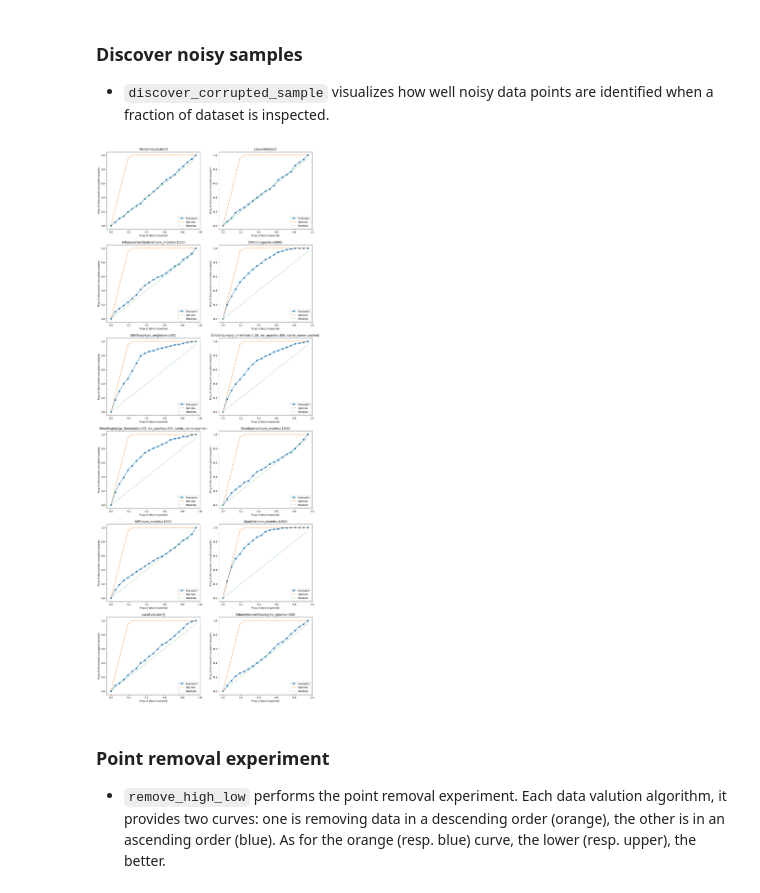
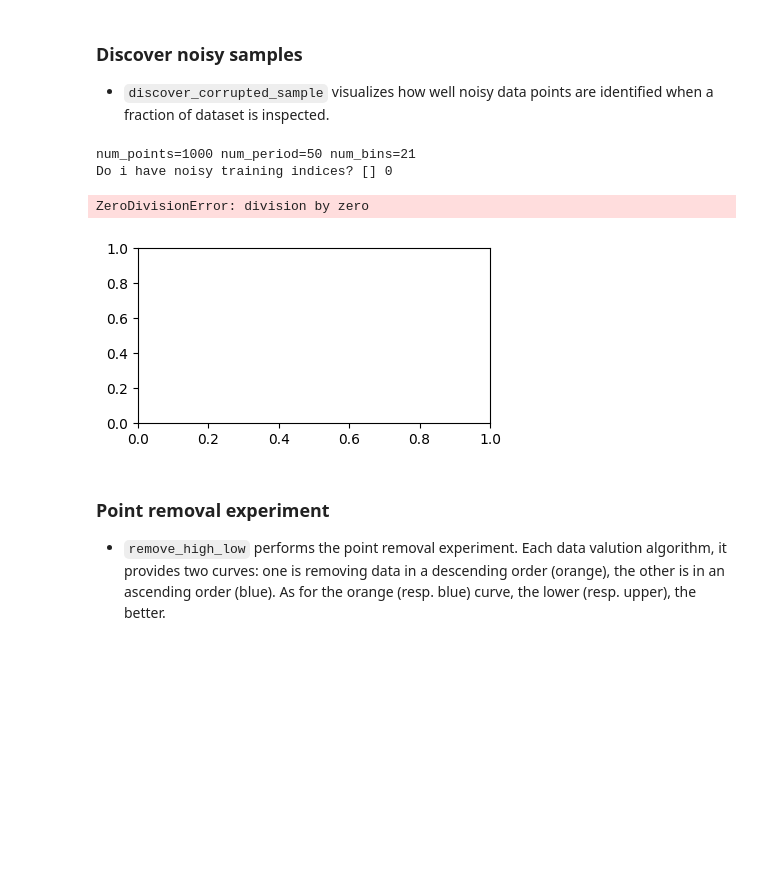
Before and after one commit to heblol/opendataval, a Jupyter notebook: examples/adult_classification.ipynb, the cells around one changed output. Cells and saved outputs as stored; diff of their text form; code cells hidden in the pictures; blank space fills up the shorter version.

```diff
--- a/examples/adult_classification.ipynb
+++ b/examples/adult_classification.ipynb
@@ -141,10 +219,15 @@ exper_med.evaluate(noisy_detection, save_output=True)
 ### Discover noisy samples
 - `discover_corrupted_sample` visualizes how well noisy data points are identified when a fraction of dataset is inspected.
 # %%
-fig = plt.figure(figsize=(15, 40))
-df, fig = exper_med.plot(discover_corrupted_sample, fig, col=2, save_output=True)
+# I do not add noise to the experiment.
+# fig = plt.figure(figsize=(10, 5))
+# # fig = plt.figure(figsize=(15, 40))
+# df, fig = exper_med.plot(discover_corrupted_sample, fig, col=2, save_output=True)
 # %% [output]
+num_points=1000 num_period=50 num_bins=21
+Do i have noisy training indices? [] 0
+ZeroDivisionError: division by zero
-[figure, old version]
+[figure, new version]
 # %% [markdown]
 ### Point removal experiment
 - `remove_high_low` performs the point removal experiment. Each data valution algorithm, it provides two curves: one is removing data in a descending order (orange), the other is in an ascending order (blue). As for the orange (resp. blue) curve, the lower (resp. upper), the better.
```
Also changed, not shown: parts of 14 cells of this notebook, 3 other files.
